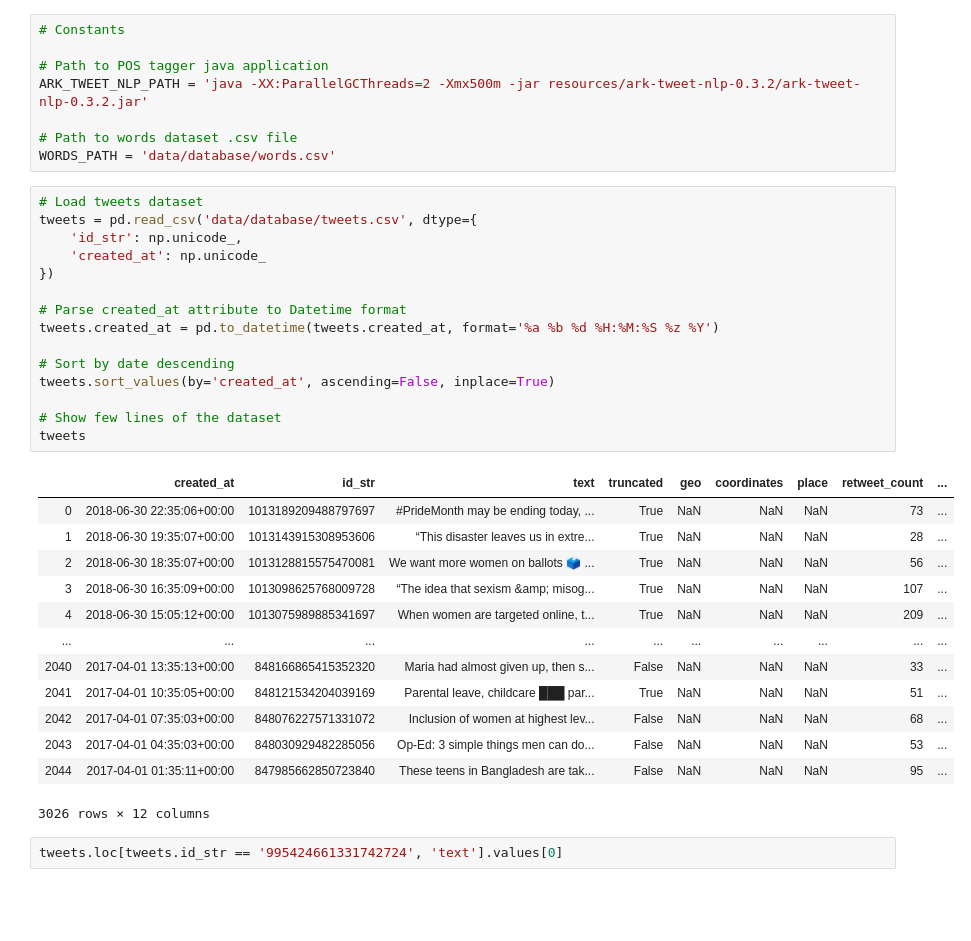
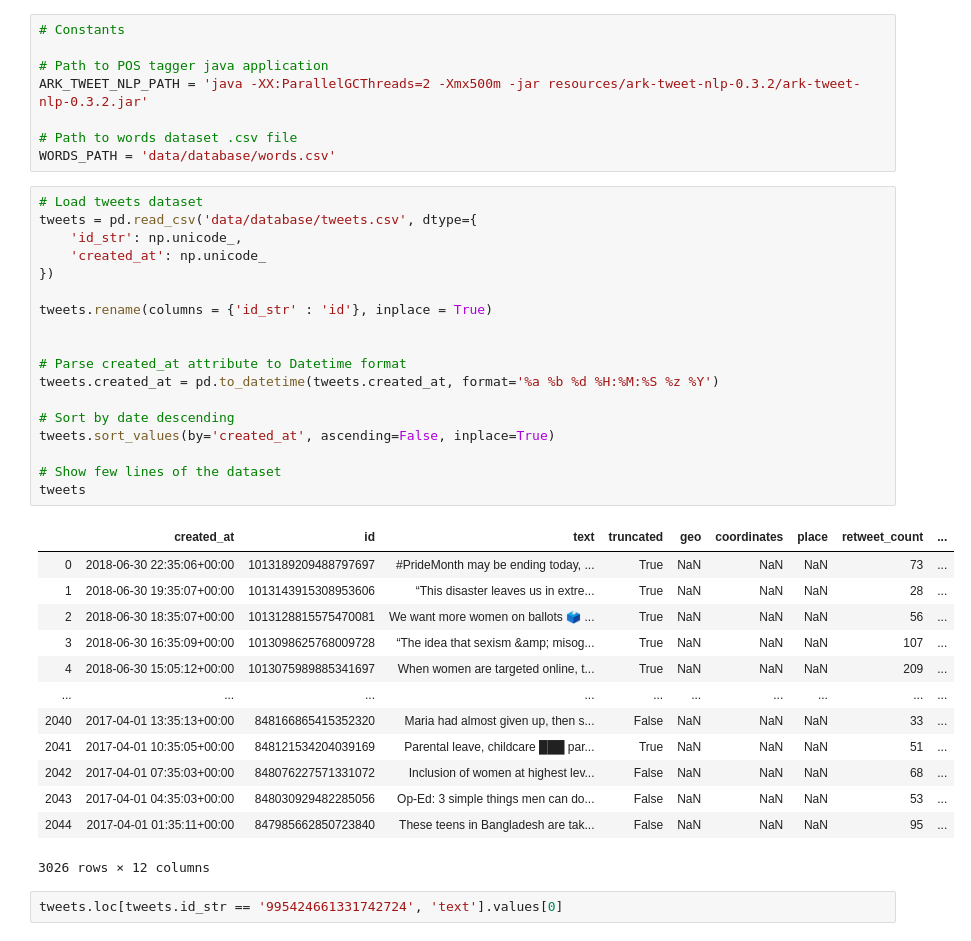
Before and after one commit to damiclem/feminism_network, a Jupyter notebook: parse_tweets.ipynb, the cells around one changed output. Drawn from its saved outputs; the diff is of its cells as text; blank space fills up the shorter version.

```diff
--- a/parse_tweets.ipynb
+++ b/parse_tweets.ipynb
@@ -24,20 +24,23 @@ WORDS_PATH = 'data/database/words.csv'
 # %%
 # Load tweets dataset
 tweets = pd.read_csv('data/database/tweets.csv', dtype={
     'id_str': np.unicode_,
     'created_at': np.unicode_
 })
+
+tweets.rename(columns = {'id_str' : 'id'}, inplace = True)
+
 
 # Parse created_at attribute to Datetime format
 tweets.created_at = pd.to_datetime(tweets.created_at, format='%a %b %d %H:%M:%S %z %Y')
 
 # Sort by date descending
 tweets.sort_values(by='created_at', ascending=False, inplace=True)
 
 # Show few lines of the dataset
 tweets
 # %% [output]
-|  | created_at | id_str | text | truncated | geo | coordinates | place | retweet_count | ... |
+|  | created_at | id | text | truncated | geo | coordinates | place | retweet_count | ... |
 | 0 | 2018-06-30 22:35:06+00:00 | 1013189209488797697 | #PrideMonth may be ending today, ... | True | NaN | NaN | NaN | 73 | ... |
 | 1 | 2018-06-30 19:35:07+00:00 | 1013143915308953606 | “This disaster leaves us in extre... | True | NaN | NaN | NaN | 28 | ... |
 | 2 | 2018-06-30 18:35:07+00:00 | 1013128815575470081 | We want more women on ballots 🗳️ ... | True | NaN | NaN | NaN | 56 | ... |
```
Also changed, not shown: 18 other files.
